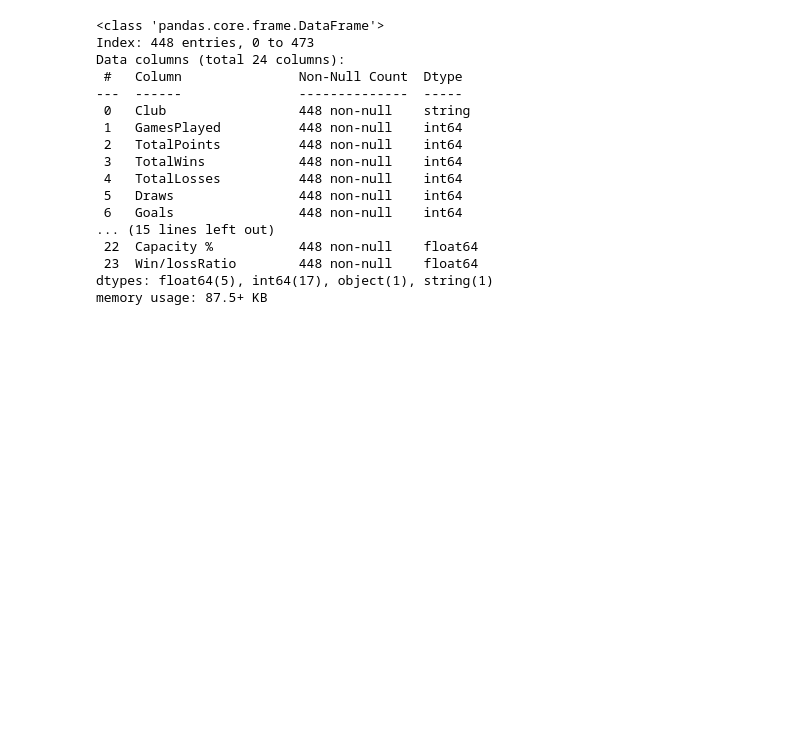
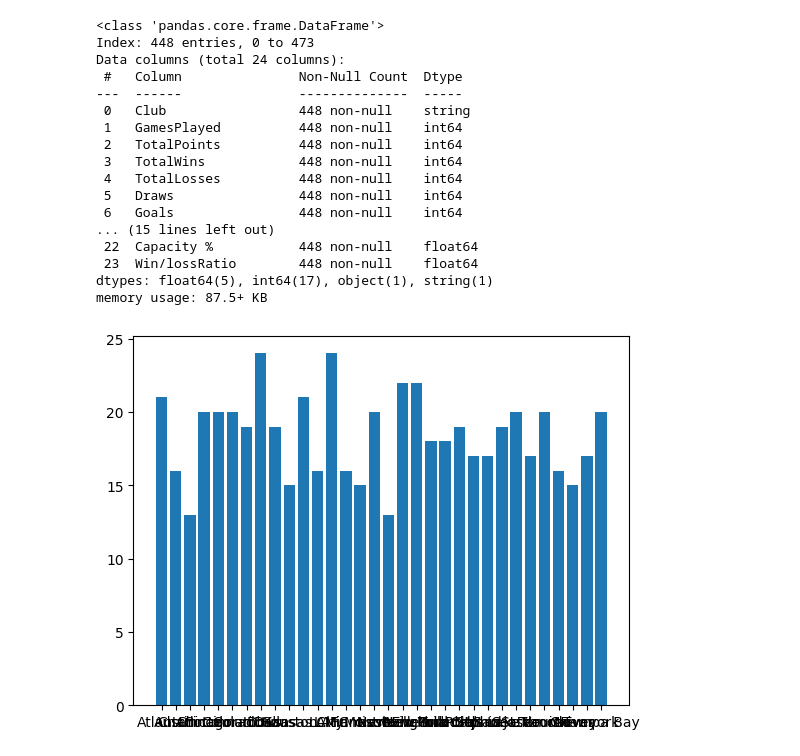
Before and after one commit to curt2023/capstone-project, a Jupyter notebook: MLS-Capstone.ipynb, the cells around one changed output. Drawn from its saved outputs; the diff is of its cells as text; code cells hidden in the pictures; blank space fills up the shorter version.

```diff
--- a/MLS-Capstone.ipynb
+++ b/MLS-Capstone.ipynb
@@ -94,3 +105,13 @@ dtypes: float64(5), int64(17), object(1), string(1)
 memory usage: 87.5+ KB
 # %%
 merged_df.to_csv('merged_data.csv', index=False)
+# %%
+attendance = merged_df['AverageAttendance']
+wins = merged_df['TotalWins']
+loses =merged_df['TotalLosses']
+year = merged_df['Year']
+club = merged_df['Club']
+plt.bar(club, wins )
+plt.show()
+# %% [output]
+[figure, added]
```
Also changed, not shown: parts of 7 cells of this notebook.
